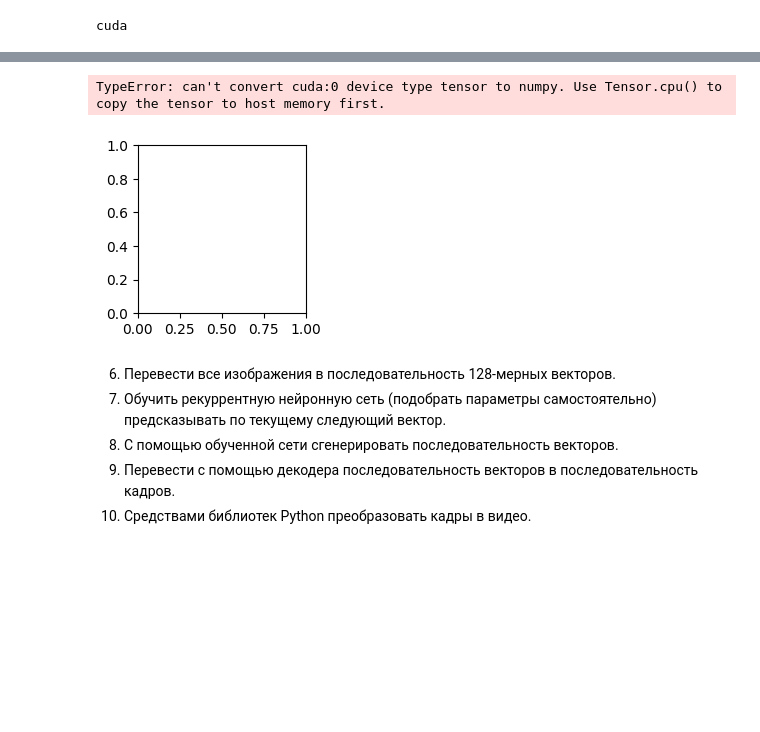
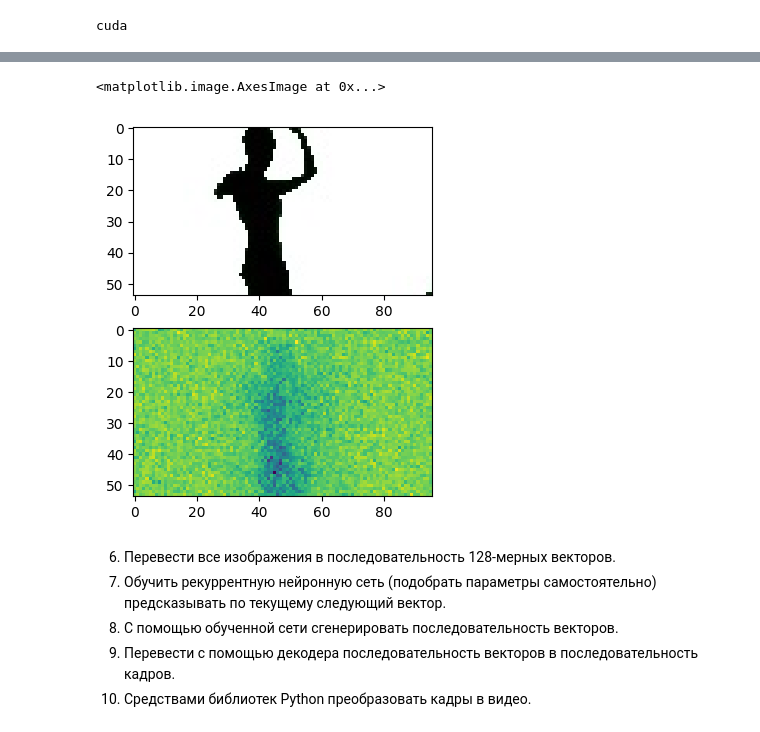
Before and after one commit to ARManakhov/uni_python_setup, a Jupyter notebook: todo/bml_video/BML__2024__video.ipynb, the cells around one changed output, grey strips where cells are left out. Drawn from its saved outputs; the diff is of its cells as text; code cells hidden in the pictures; blank space fills up the shorter version.

Commit message:
test output (not good looking btw)

```diff
--- a/todo/bml_video/BML__2024__video.ipynb
+++ b/todo/bml_video/BML__2024__video.ipynb
@@ -179,17 +200,23 @@ epoch 0 started
 # %%
-for i, item in enumerate(image):
-  # Reshape the array for plotting
-  item = item.reshape(-1, 54, 96)
-  plt.subplot(2,1,1)
-  plt.imshow(item[0])
+import matplotlib.pyplot as plt
 
-for i, item in enumerate(reconstructed):
-  item = item.detach().reshape(-1, 54, 96)
-  plt.subplot(2,1,2)
-  plt.imshow(item[0])
+test_image = cv2.imread('video_frames_bw/image_12.jpg')
+
+plt.subplot(2,1,1)
+plt.imshow(test_image)
+
+test_img_reshaped = torch.from_numpy(test_image[:,:,1]
+                     .reshape(96 * 54)
+                     .astype(np.float32)).to(device)
+predicted = model(test_img_reshaped)
+
+predicted = predicted.cpu().detach()
+
+plt.subplot(2,1,2)
+plt.imshow(predicted.reshape(54,96))
 # %% [output]
-TypeError: can't convert cuda:0 device type tensor to numpy. Use Tensor.cpu() to copy the tensor to host memory first.
+<matplotlib.image.AxesImage at 0x...>
-[figure, old version]
+[figure, new version]
 # %% [markdown]
 6. Перевести все изображения в последовательность 128-мерных векторов.
 7. Обучить рекуррентную нейронную сеть (подобрать параметры самостоятельно) предсказывать по текущему следующий вектор.
```
Also changed, not shown: parts of 2 cells of this notebook.
